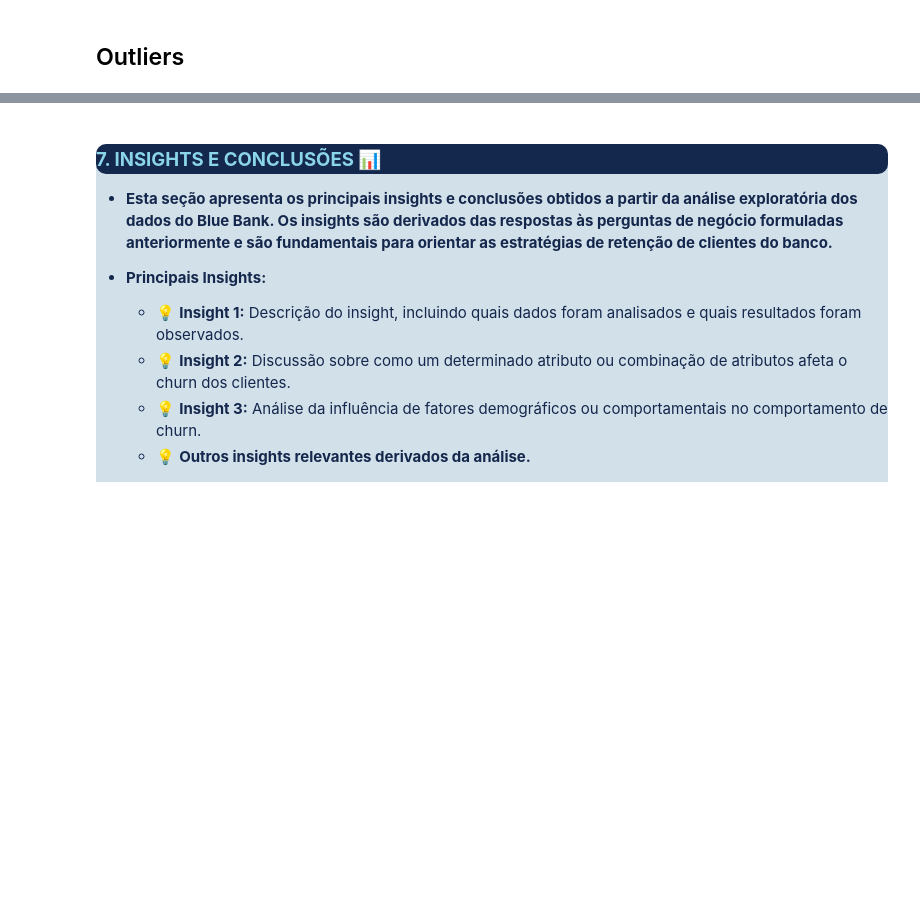
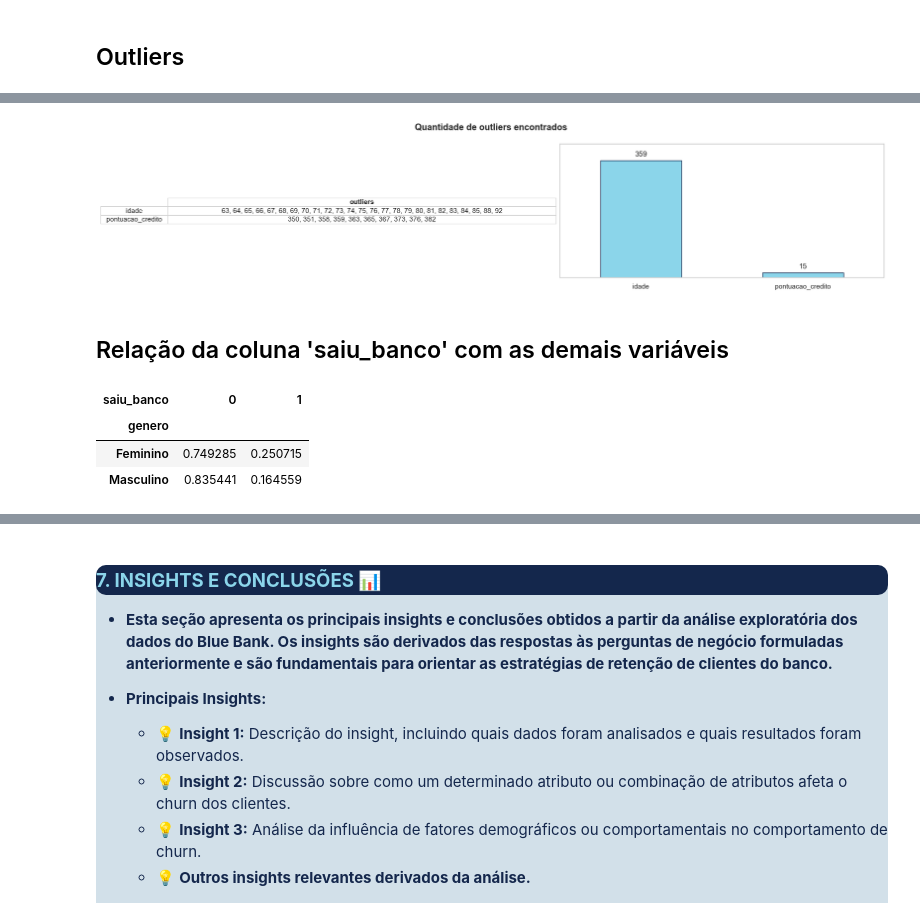
Before and after one commit to tnleite/blue-bank-customer-churn-eda, a Jupyter notebook: 02-Analise/blue-bank-costumer-churn-eda.ipynb, the cells around one changed output, grey strips where cells are left out. Cells and saved outputs as stored; diff of their text form; code cells hidden in the pictures; blank space fills up the shorter version.

Commit message:
add gráficos relacionando as variáveis

```diff
--- a/02-Analise/blue-bank-costumer-churn-eda.ipynb
+++ b/02-Analise/blue-bank-costumer-churn-eda.ipynb
@@ -412,14 +412,14 @@ Descrição atualizada das colunas do DataFrame:
 # %% [markdown]
 ## Distribuição das colunas
 # %%
-categorical_features = ["pais", "genero", "numero_produtos", "possui_cartao_credito", "membro_ativo", "saiu_banco"]
+features_categoricas = ["pais", "genero", "numero_produtos", "possui_cartao_credito", "membro_ativo", "saiu_banco"]
 
 plt.figure(figsize = (20, 4))
 plt.suptitle("Proporção dos valores presentes nas colunas categóricas", fontweight = "bold")
 
-for i, column in zip(range(1, 7), categorical_features):
+for i, coluna in zip(range(1, 7), features_categoricas):
     plt.subplot(1, 6, i)
-    ax = df[column].value_counts(normalize = True).plot(kind = "bar", title = column, color = "#8BD5EA", edgecolor = "#14274C")
+    ax = df[coluna].value_counts(normalize = True).plot(kind = "bar", title = coluna, color = "#8BD5EA", edgecolor = "#14274C")
     ax.grid(False)
     ax.set_xticklabels(ax.get_xticklabels(), rotation = 0)
     ax.set_xlabel("")
@@ -524,0 +478,68 @@ plt.show()
+# %%
+def outliers(df, coluna):
+    dados = df[coluna]
+
+    q1 = np.quantile(dados, 0.25)
+    q3 = np.quantile(dados, 0.75)
+
+    iqr = q3 - q1
+
+    dados_outliers = dados[(dados < q1 - 1.5 * iqr) | (dados > q3 + 1.5 * iqr)]
+    return dados_outliers
+
+
+n_outliers = {}
+for coluna in features_numericas:
+    if len(outliers(df, coluna)) > 0:
+        n_outliers[coluna] = [len(outliers(df, coluna)), str(sorted(set(outliers(df, coluna))))[1:-1]]
+
+outliers_df = pd.DataFrame.from_dict(n_outliers, orient = "index", columns = ["qtde_outliers", "outliers"])
+outliers_df = outliers_df.sort_values(by = "qtde_outliers", ascending = False)
+
+
+
+fig, axs = plt.subplots(1, 2, figsize = (18, 4))
+
+axs[0].axis("off")
+table = axs[0].table(cellText = outliers_df[["outliers"]].values, colLabels = ["outliers"], rowLabels = outliers_df.index, loc = "center")
+table.scale(1.2, 1.2)
+
+for chave, valor in table.get_celld().items():
+    if chave[0] == 0:  # Linha do cabeçalho
+        valor.set_text_props(weight = "bold")
+    else:
+        valor.set_text_props(ha = "center")
+    valor.set_edgecolor("#D3D3D3")
+
+
+outliers_df.plot(kind = "bar", color = "#8BD5EA", edgecolor = "#14274C", ax = axs[1])
+axs[1].grid(False)
+axs[1].set_xticklabels(axs[1].get_xticklabels(), rotation = 0)
+axs[1].yaxis.set_major_formatter("")
+axs[1].set_ylim(0, outliers_df["qtde_outliers"].max() + 50)
+
+for p in axs[1].patches:
+    axs[1].annotate(
+        f"{p.get_height()}",
+        (p.get_x() + p.get_width() / 2., p.get_height()),
+        ha = "center",
+        va = "center",
+        xytext = (0, 10),
+        textcoords = "offset points" )
+
+
+plt.suptitle("Quantidade de outliers encontrados", fontweight = "bold")
+plt.legend().remove()
+plt.tight_layout()
+plt.show()
+# %% [output]
+[figure, added]
+# %% [markdown]
+## Relação da coluna 'saiu_banco' com as demais variáveis
+# %%
+df.groupby("genero")["saiu_banco"].value_counts(normalize = True).unstack()
+# %% [output]
+| saiu_banco | 0 | 1 |
+| genero |  |  |
+| Feminino | 0.749285 | 0.250715 |
+| Masculino | 0.835441 | 0.164559 |
```
Also changed, not shown: parts of 13 cells of this notebook.
